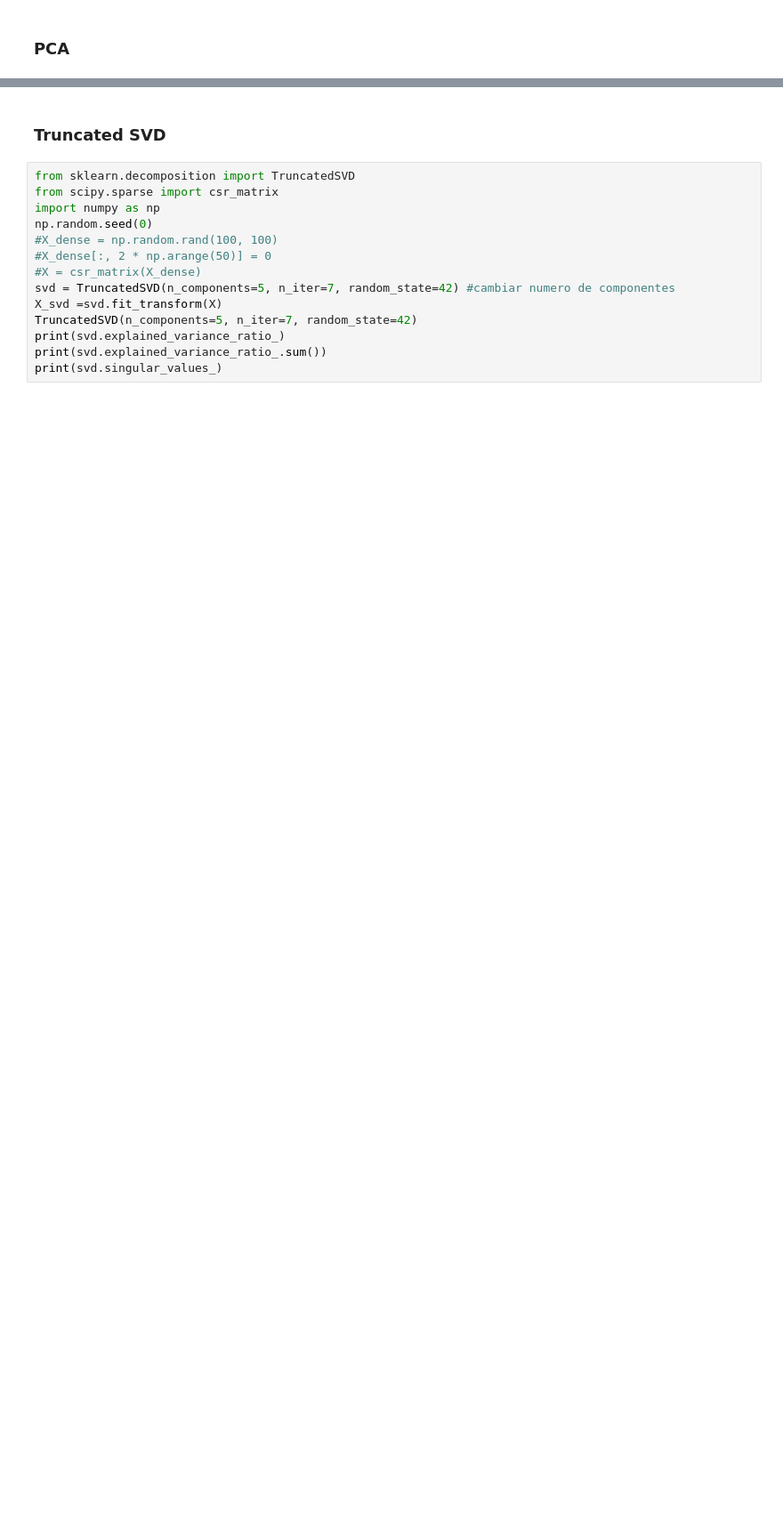
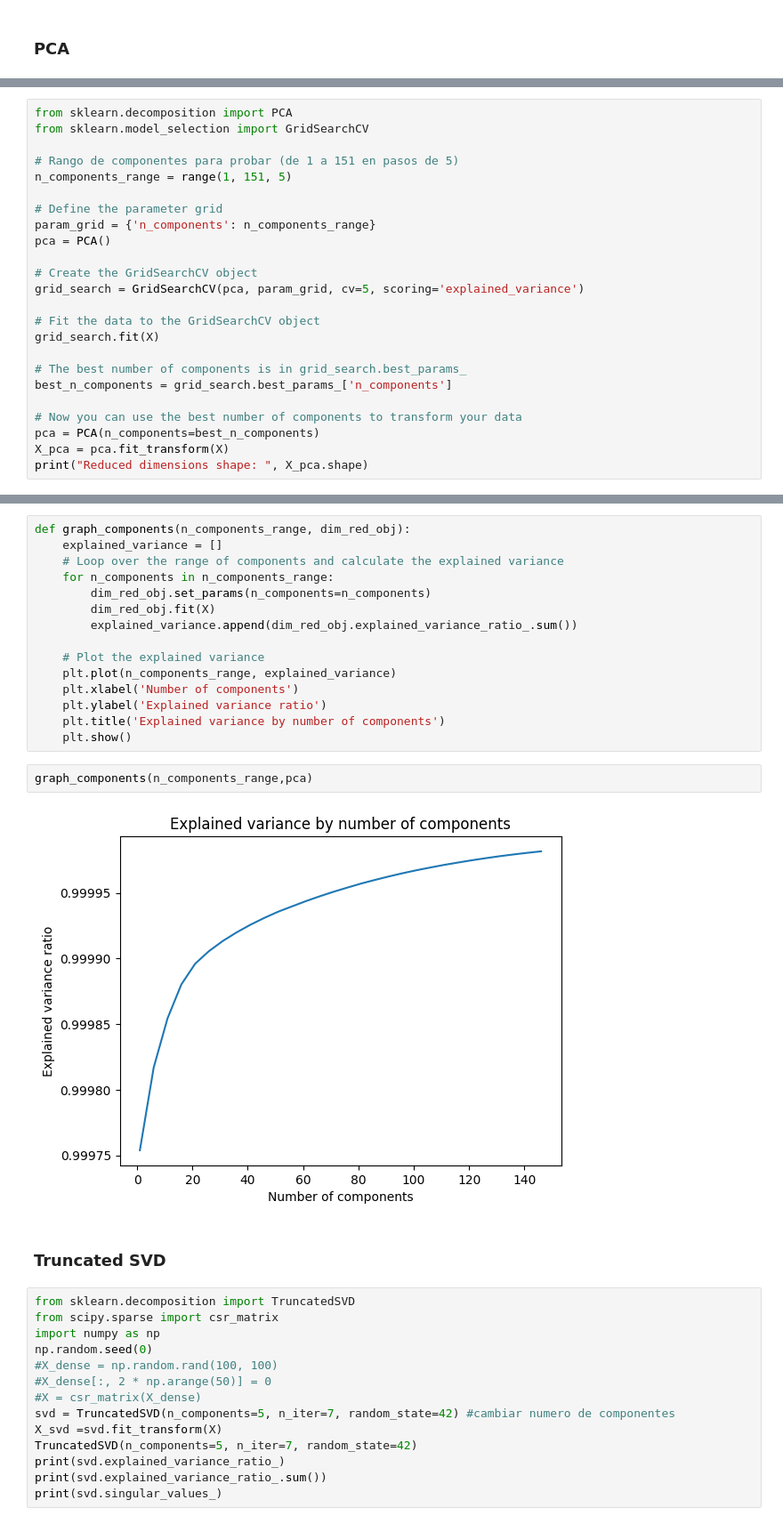
Before and after one commit to pieroGJ121/ML_proyecto_3, a Jupyter notebook: dimensionality_reduction.ipynb, the cells around one changed output, grey strips where cells are left out. Shown: that part at 89% size. Saved outputs shown, nothing was run; the diff lists cells and outputs as text; blank space fills up the shorter version.

```diff
--- a/dimensionality_reduction.ipynb
+++ b/dimensionality_reduction.ipynb
@@ -53,0 +27,24 @@ graph_variances(pca.explained_variance_ratio_)
+# %%
+from sklearn.decomposition import PCA
+from sklearn.model_selection import GridSearchCV
+
+# Rango de componentes para probar (de 1 a 151 en pasos de 5)
+n_components_range = range(1, 151, 5)
+
+# Define the parameter grid
+param_grid = {'n_components': n_components_range}
+pca = PCA()
+
+# Create the GridSearchCV object
+grid_search = GridSearchCV(pca, param_grid, cv=5, scoring='explained_variance')
+
+# Fit the data to the GridSearchCV object
+grid_search.fit(X)
+
+# The best number of components is in grid_search.best_params_
+best_n_components = grid_search.best_params_['n_components']
+
+# Now you can use the best number of components to transform your data
+pca = PCA(n_components=best_n_components)
+X_pca = pca.fit_transform(X)
+print("Reduced dimensions shape: ", X_pca.shape)
@@ -54,3 +87,22 @@ graph_variances(pca.explained_variance_ratio_)
+# %%
+def graph_components(n_components_range, dim_red_obj):
+    explained_variance = []
+    # Loop over the range of components and calculate the explained variance
+    for n_components in n_components_range:
+        dim_red_obj.set_params(n_components=n_components)
+        dim_red_obj.fit(X)
+        explained_variance.append(dim_red_obj.explained_variance_ratio_.sum())
+
+    # Plot the explained variance
+    plt.plot(n_components_range, explained_variance)
+    plt.xlabel('Number of components')
+    plt.ylabel('Explained variance ratio')
+    plt.title('Explained variance by number of components')
+    plt.show()
+# %%
+graph_components(n_components_range,pca)
+# %% [output]
+[figure, added]
 # %% [markdown]
 ### Truncated SVD
 # %%
```
Also changed, not shown: parts of 14 cells of this notebook.
